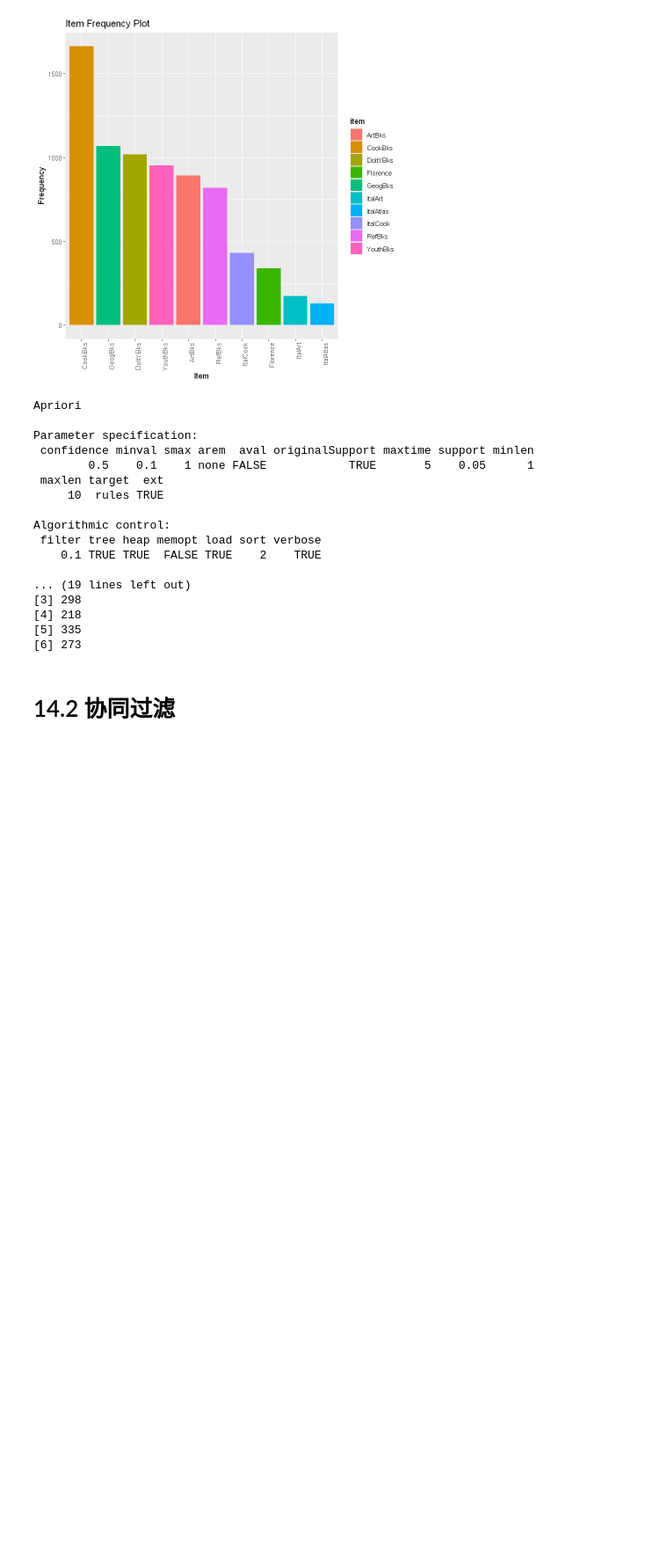
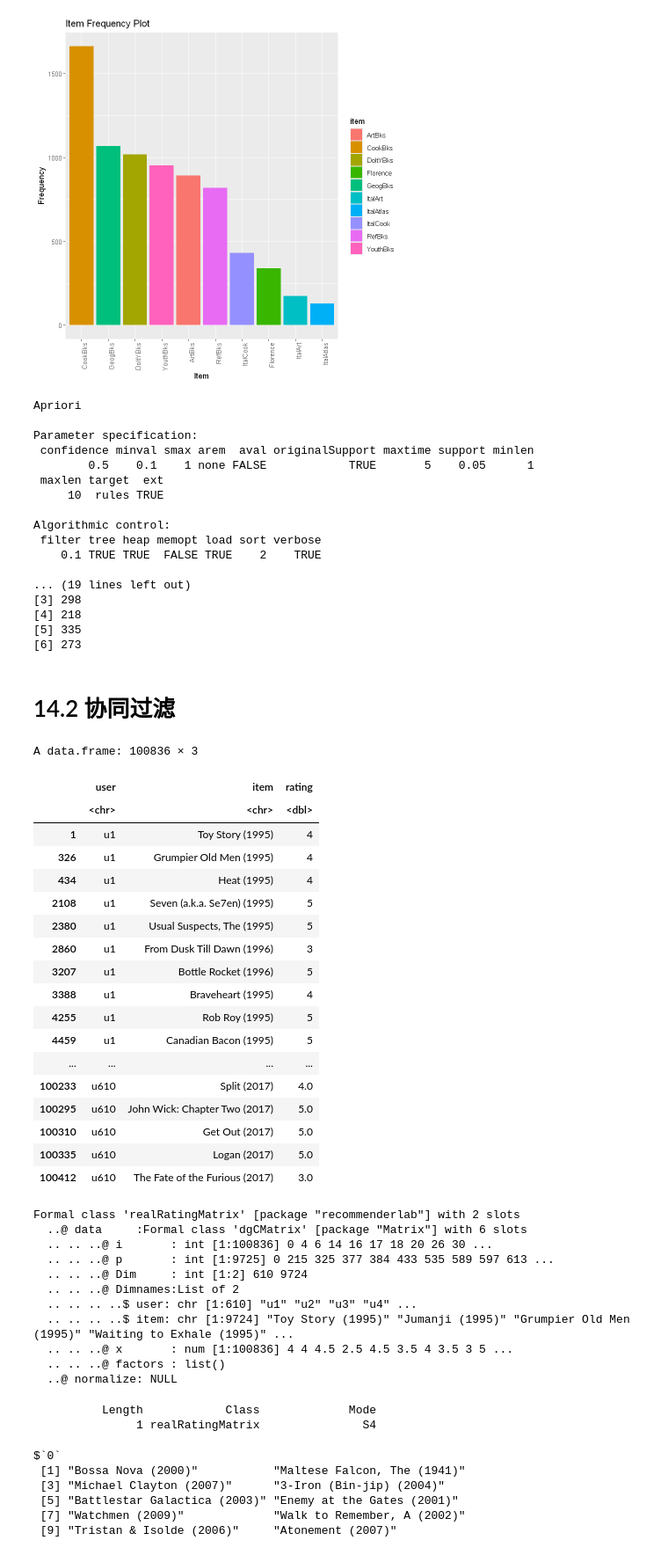
Before and after one commit to LinLangTianS/dev2, a Jupyter notebook: Code_r.ipynb, the cells around one changed output. Shown: that part at 88% size. Drawn from its saved outputs; the diff is of its cells as text; code cells hidden in the pictures; blank space fills up the shorter version.

```diff
--- a/Code_r.ipynb
+++ b/Code_r.ipynb
@@ -110,0 +149,76 @@ Algorithmic control:
+# %%
+load('Data/MovieLensMovies.rda')
+load('Data/MovieLensRatings.rda')
+ratings <- get("MovieLensRatings")
+movies <- get("MovieLensMovies")
+# %%
+# convert ratings to rating matrix
+idxUserId <- sort(unique(ratings$userId))
+idxMovieId <- sort(unique(ratings$movieId))
+m <- matrix(NA, nrow=length(idxUserId), ncol=length(idxMovieId),
+dimnames=list(
+user=paste("u", 1:length(idxUserId), sep=''),
+item=movies$title[match(idxMovieId, movies$movieId)]
+))
+for (i in 1:nrow(ratings)) {
+rating <- ratings[i,]
+irow <- match(rating$userId, idxUserId)
+icol <- match(rating$movieId, idxMovieId)
+m[irow, icol] <- rating$rating
+}
+ratingMatrix <- as(m, "realRatingMatrix")
+# %%
+# 将 ratingMatrix 转换为 data.frame
+rating_df <- as(ratingMatrix, "data.frame")
+
+# 查看前几行数据
+rating_df
+str(ratingMatrix)
+# %% [output]
+A data.frame: 100836 × 3
+|  | user | item | rating |
+|  | <chr> | <chr> | <dbl> |
+| 1 | u1 | Toy Story (1995) | 4 |
+| 326 | u1 | Grumpier Old Men (1995) | 4 |
+| 434 | u1 | Heat (1995) | 4 |
+| 2108 | u1 | Seven (a.k.a. Se7en) (1995) | 5 |
+| 2380 | u1 | Usual Suspects, The (1995) | 5 |
+| 2860 | u1 | From Dusk Till Dawn (1996) | 3 |
+| 3207 | u1 | Bottle Rocket (1996) | 5 |
+| 3388 | u1 | Braveheart (1995) | 4 |
+| 4255 | u1 | Rob Roy (1995) | 5 |
+| 4459 | u1 | Canadian Bacon (1995) | 5 |
+| ... | ... | ... | ... |
+| 100233 | u610 | Split (2017) | 4.0 |
+| 100295 | u610 | John Wick: Chapter Two (2017) | 5.0 |
+| 100310 | u610 | Get Out (2017) | 5.0 |
+| 100335 | u610 | Logan (2017) | 5.0 |
+| 100412 | u610 | The Fate of the Furious (2017) | 3.0 |
+Formal class 'realRatingMatrix' [package "recommenderlab"] with 2 slots
+  ..@ data     :Formal class 'dgCMatrix' [package "Matrix"] with 6 slots
+  .. .. ..@ i       : int [1:100836] 0 4 6 14 16 17 18 20 26 30 ...
+  .. .. ..@ p       : int [1:9725] 0 215 325 377 384 433 535 589 597 613 ...
+  .. .. ..@ Dim     : int [1:2] 610 9724
+  .. .. ..@ Dimnames:List of 2
+  .. .. .. ..$ user: chr [1:610] "u1" "u2" "u3" "u4" ...
+  .. .. .. ..$ item: chr [1:9724] "Toy Story (1995)" "Jumanji (1995)" "Grumpier Old Men (1995)" "Waiting to Exhale (1995)" ...
+  .. .. ..@ x       : num [1:100836] 4 4 4.5 2.5 4.5 3.5 4 3.5 3 5 ...
+  .. .. ..@ factors : list()
+  ..@ normalize: NULL
+# %%
+summary(ratingMatrix)
+# %% [output]
+          Length            Class             Mode
+               1 realRatingMatrix               S4
+# %%
+# UBCF model and prediction
+recommender <- Recommender(ratingMatrix[-1], method="UBCF")
+pred <- predict(recommender, ratingMatrix[1])
+as(pred, 'list')
+# %% [output]
+$`0`
+ [1] "Bossa Nova (2000)"           "Maltese Falcon, The (1941)"
+ [3] "Michael Clayton (2007)"      "3-Iron (Bin-jip) (2004)"
+ [5] "Battlestar Galactica (2003)" "Enemy at the Gates (2001)"
+ [7] "Watchmen (2009)"             "Walk to Remember, A (2002)"
+ [9] "Tristan & Isolde (2006)"     "Atonement (2007)"
```
Also changed, not shown: parts of 9 cells of this notebook, 3 other files.
